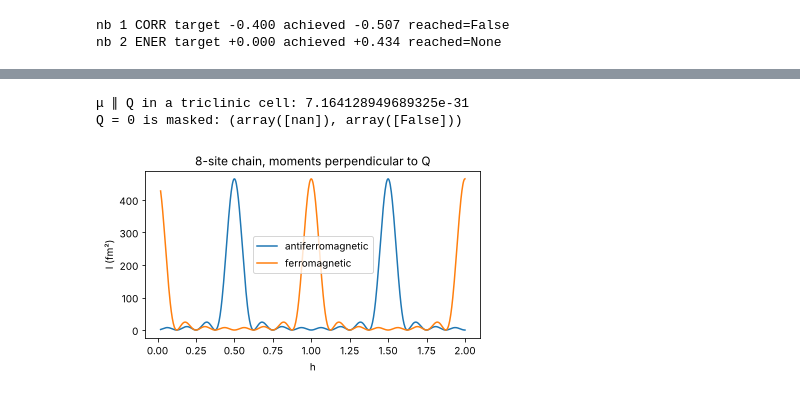
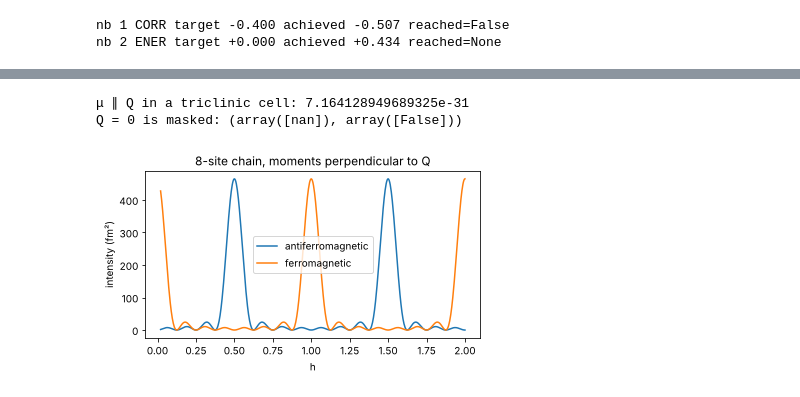
Before and after one commit to jmsweng/discus-python, a Jupyter notebook: notebooks/10_monte_carlo_and_reference_scattering.ipynb, the cells around one changed output, grey strips where cells are left out. Drawn from its saved outputs; the diff is of its cells as text; code cells hidden in the pictures.

```diff
--- a/notebooks/10_monte_carlo_and_reference_scattering.ipynb
+++ b/notebooks/10_monte_carlo_and_reference_scattering.ipynb
@@ -225,22 +287,22 @@ h; a moment parallel to Q does not scatter at all — also in a skewed cell, whe
 # %%
 from discuspdf.magnetic_reference import magnetic_intensity, P_MAGNETIC_FM
 
 one = lambda q: np.ones_like(np.asarray(q, float))      # form factor 1: geometry only
 a, N = 3.0, 8
 latc = Lattice.from_parameters(a, 10, 10, 90, 90, 90)
 r = np.column_stack([np.arange(N) * a, np.zeros(N), np.zeros(N)])
 mu = np.zeros((N, 3)); mu[:, 2] = np.where(np.arange(N) % 2 == 0, 1.0, -1.0)
 h = np.linspace(0.02, 2.0, 600)
 I_af, ok = magnetic_intensity(r, mu, latc.hkl_to_q(np.column_stack([h, 0 * h, 0 * h])), one)
 I_fm, _ = magnetic_intensity(r, np.abs(mu), latc.hkl_to_q(np.column_stack([h, 0 * h, 0 * h])), one)
 plt.figure(figsize=(6, 3)); plt.plot(h, I_af, label="antiferromagnetic"); plt.plot(h, I_fm, label="ferromagnetic")
-plt.xlabel("h"); plt.ylabel("I (fm²)"); plt.legend(); plt.title("8-site chain, moments perpendicular to Q")
+plt.xlabel("h"); plt.ylabel("intensity (fm²)"); plt.legend(); plt.title("8-site chain, moments perpendicular to Q")
 
 tri = Lattice.from_parameters(5.3, 6.1, 4.7, 81, 97, 113)
 q = tri.hkl_to_q([[1, 2, -1]])
 print("μ ∥ Q in a triclinic cell:", magnetic_intensity([[0, 0, 0]], 1.7 * q / np.linalg.norm(q), q, one)[0][0])
 print("Q = 0 is masked:", magnetic_intensity([[0, 0, 0]], [[0, 1, 0]], [[0, 0, 0]], one))
 # %% [output]
 μ ∥ Q in a triclinic cell: 7.164128949689325e-31
 Q = 0 is masked: (array([nan]), array([False]))
-[figure, old version]
+[figure, new version]
```
Also changed, not shown: parts of 23 cells of this notebook.
